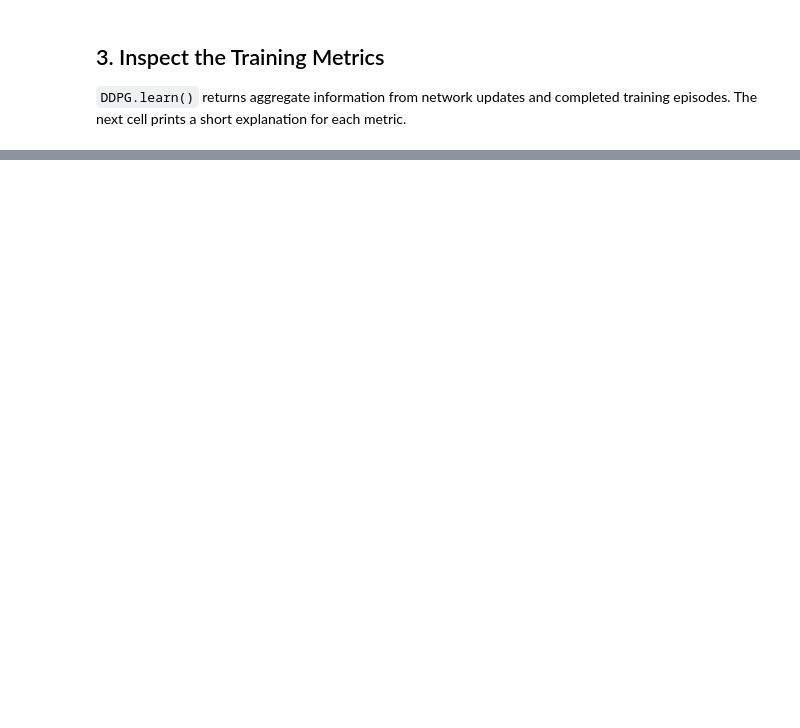
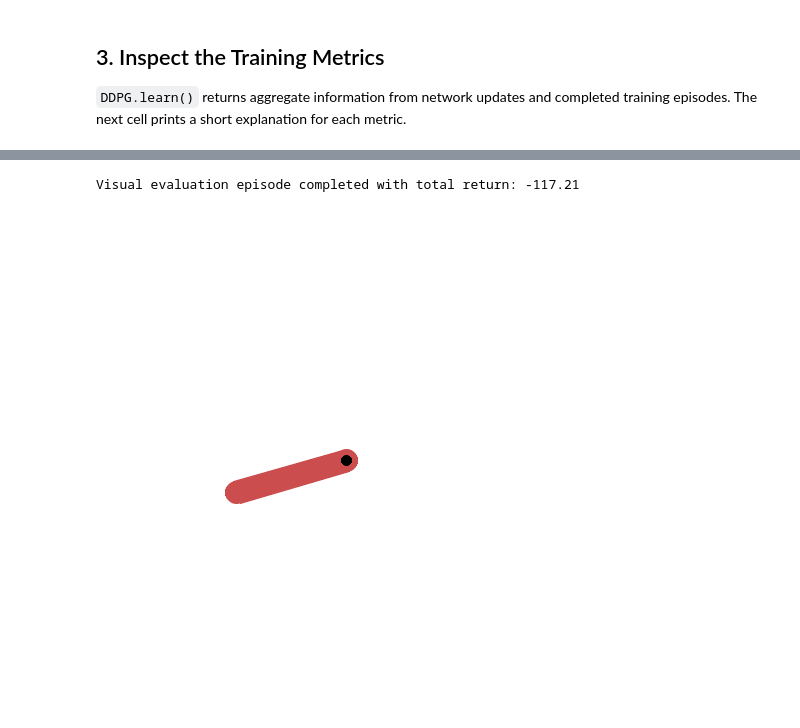
Before and after one commit to PTD504/rl-lab, a Jupyter notebook: deep-rl/experiments/ddpg.ipynb, the cells around one changed output, grey strips where cells are left out. Saved outputs shown, nothing was run; the diff lists cells and outputs as text; code cells hidden in the pictures; blank space fills up the shorter version.

```diff
--- a/deep-rl/experiments/ddpg.ipynb
+++ b/deep-rl/experiments/ddpg.ipynb
@@ -128,0 +172,29 @@ So the hyperparameters we need to choose carefully for this agent include:
+# %%
+import imageio
+from IPython.display import Image, display
+
+def visualize_agent(agent, env_id=ENV_ID, seed=SEED + 42, gif_path='assets/pendulum_ddpg.gif', fps=30):
+    vis_env = gym.make(env_id, render_mode="rgb_array")
+    state, _ = vis_env.reset(seed=seed)
+    vis_env.action_space.seed(seed)
+
+    frames = [vis_env.render()]
+    episode_reward = 0.0
+    done = False
+
+    while not done:
+        action = agent.select_action(state, add_noise=False)
+        state, reward, terminated, truncated, _ = vis_env.step(action)
+        episode_reward += reward
+        frames.append(vis_env.render())
+        done = terminated or truncated
+
+    vis_env.close()
+    imageio.mimsave(gif_path, frames, fps=fps, loop=0)
+    print(f"Visual evaluation episode completed with total return: {episode_reward:.2f}")
+    return Image(filename=gif_path)
+
+display(visualize_agent(agent))
+# %% [output]
+Visual evaluation episode completed with total return: -117.21
+[figure, added]
```
Also changed, not shown: parts of 9 cells of this notebook, 6 other files.
